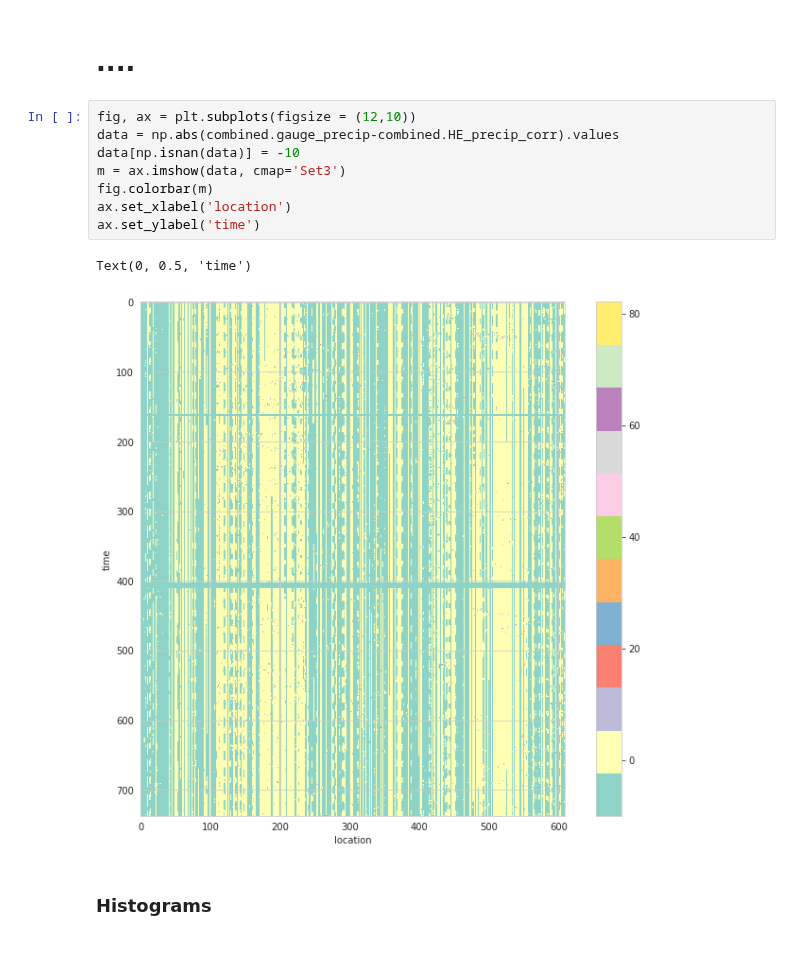
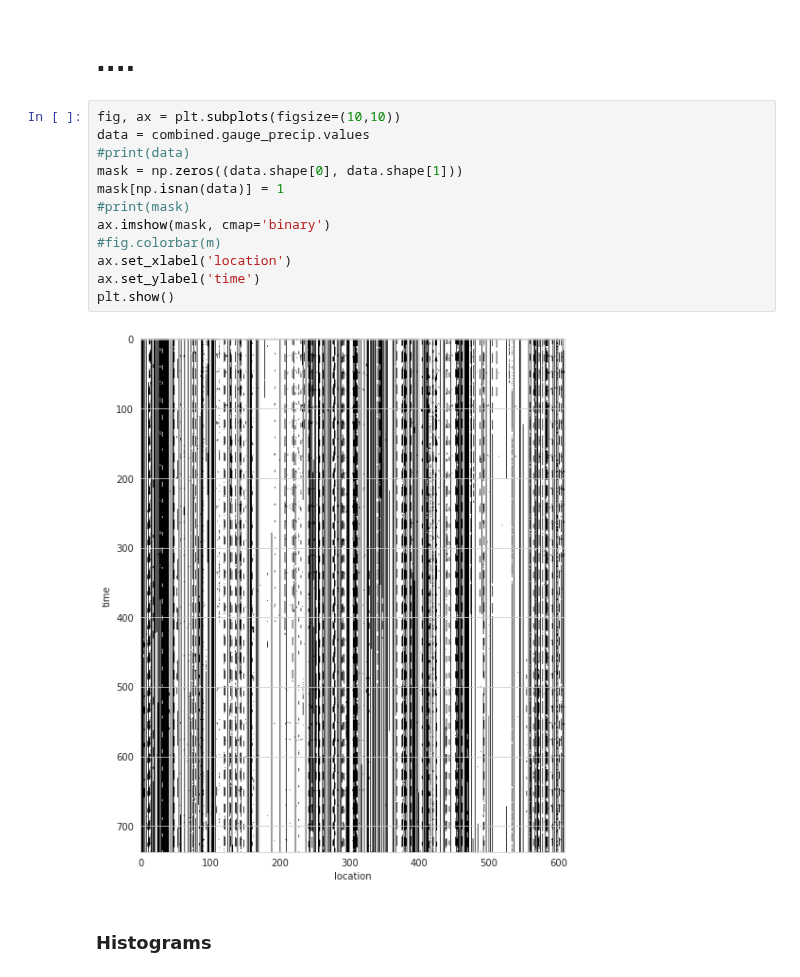
Before and after one commit to ingridingemarsson/geostat-masters-thesis, a Jupyter notebook: notebooks/compare_gauge_he_preds.ipynb, the cells around one changed output. Saved outputs shown, nothing was run; the diff lists cells and outputs as text; blank space fills up the shorter version.

Commit message:
some comparison plots

```diff
--- a/notebooks/compare_gauge_he_preds.ipynb
+++ b/notebooks/compare_gauge_he_preds.ipynb
@@ -99,16 +164,19 @@ np.nanmean(np.square(np.subtract(combined.gauge_precip.values, combined.mlp_post
 # %% [markdown]
 # ....
 # %%
-fig, ax = plt.subplots(figsize = (12,10))
-data = np.abs(combined.gauge_precip-combined.HE_precip_corr).values
-data[np.isnan(data)] = -10
-m = ax.imshow(data, cmap='Set3')
-fig.colorbar(m)
+fig, ax = plt.subplots(figsize=(10,10))
+data = combined.gauge_precip.values
+#print(data)
+mask = np.zeros((data.shape[0], data.shape[1]))
+mask[np.isnan(data)] = 1
+#print(mask)
+ax.imshow(mask, cmap='binary')
+#fig.colorbar(m)
 ax.set_xlabel('location')
 ax.set_ylabel('time')
+plt.show()
 # %% [output]
-Text(0, 0.5, 'time')
-[figure, old version]
+[figure, new version]
 # %% [markdown]
 ### Histograms
 # %%
```
Also changed, not shown: parts of 9 cells of this notebook.
